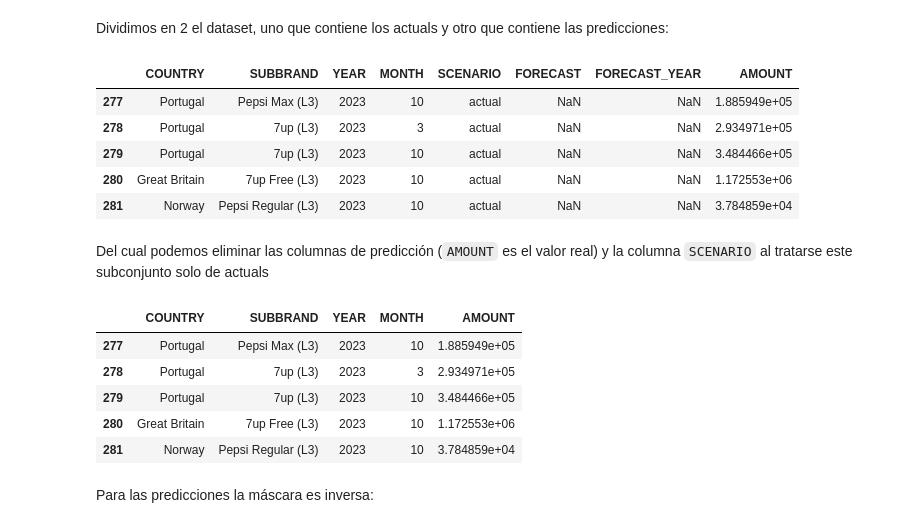
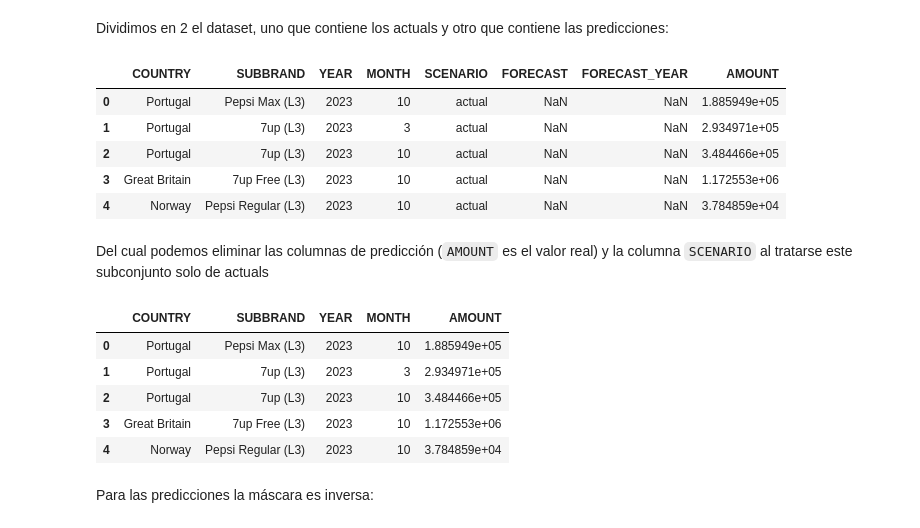
Before and after one commit to Alf-caput/data-visualization, a Jupyter notebook: ejercicios-clase/ejercicio3.ipynb, the cells around one changed output. Drawn from its saved outputs; the diff is of its cells as text; code cells hidden in the pictures.

```diff
--- a/ejercicios-clase/ejercicio3.ipynb
+++ b/ejercicios-clase/ejercicio3.ipynb
@@ -98,15 +97,15 @@ fig.show()
 Dividimos en 2 el dataset, uno que contiene los actuals y otro que contiene las predicciones:
 # %%
 actuals_mask = df.loc[:, "SCENARIO"] == "actual"
-df_actuals = df.loc[actuals_mask, :]
+df_actuals = df.loc[actuals_mask, :].reset_index(drop=True)
 df_actuals.head()
 # %% [output]
 |  | COUNTRY | SUBBRAND | YEAR | MONTH | SCENARIO | FORECAST | FORECAST_YEAR | AMOUNT |
-| 277 | Portugal | Pepsi Max (L3) | 2023 | 10 | actual | NaN | NaN | 1.885949e+05 |
-| 278 | Portugal | 7up (L3) | 2023 | 3 | actual | NaN | NaN | 2.934971e+05 |
-| 279 | Portugal | 7up (L3) | 2023 | 10 | actual | NaN | NaN | 3.484466e+05 |
-| 280 | Great Britain | 7up Free (L3) | 2023 | 10 | actual | NaN | NaN | 1.172553e+06 |
-| 281 | Norway | Pepsi Regular (L3) | 2023 | 10 | actual | NaN | NaN | 3.784859e+04 |
+| 0 | Portugal | Pepsi Max (L3) | 2023 | 10 | actual | NaN | NaN | 1.885949e+05 |
+| 1 | Portugal | 7up (L3) | 2023 | 3 | actual | NaN | NaN | 2.934971e+05 |
+| 2 | Portugal | 7up (L3) | 2023 | 10 | actual | NaN | NaN | 3.484466e+05 |
+| 3 | Great Britain | 7up Free (L3) | 2023 | 10 | actual | NaN | NaN | 1.172553e+06 |
+| 4 | Norway | Pepsi Regular (L3) | 2023 | 10 | actual | NaN | NaN | 3.784859e+04 |
 # %% [markdown]
 Del cual podemos eliminar las columnas de predicción (`AMOUNT` es el valor real) y la columna `SCENARIO` al tratarse este subconjunto solo de actuals
 # %%
@@ -115,11 +114,11 @@ df_actuals = df_actuals.drop(columns="SCENARIO")
 df_actuals.head()
 # %% [output]
 |  | COUNTRY | SUBBRAND | YEAR | MONTH | AMOUNT |
-| 277 | Portugal | Pepsi Max (L3) | 2023 | 10 | 1.885949e+05 |
-| 278 | Portugal | 7up (L3) | 2023 | 3 | 2.934971e+05 |
-| 279 | Portugal | 7up (L3) | 2023 | 10 | 3.484466e+05 |
-| 280 | Great Britain | 7up Free (L3) | 2023 | 10 | 1.172553e+06 |
-| 281 | Norway | Pepsi Regular (L3) | 2023 | 10 | 3.784859e+04 |
+| 0 | Portugal | Pepsi Max (L3) | 2023 | 10 | 1.885949e+05 |
+| 1 | Portugal | 7up (L3) | 2023 | 3 | 2.934971e+05 |
+| 2 | Portugal | 7up (L3) | 2023 | 10 | 3.484466e+05 |
+| 3 | Great Britain | 7up Free (L3) | 2023 | 10 | 1.172553e+06 |
+| 4 | Norway | Pepsi Regular (L3) | 2023 | 10 | 3.784859e+04 |
 # %% [markdown]
 Para las predicciones la máscara es inversa:
 # %%
```
Also changed, not shown: parts of 9 cells of this notebook.
